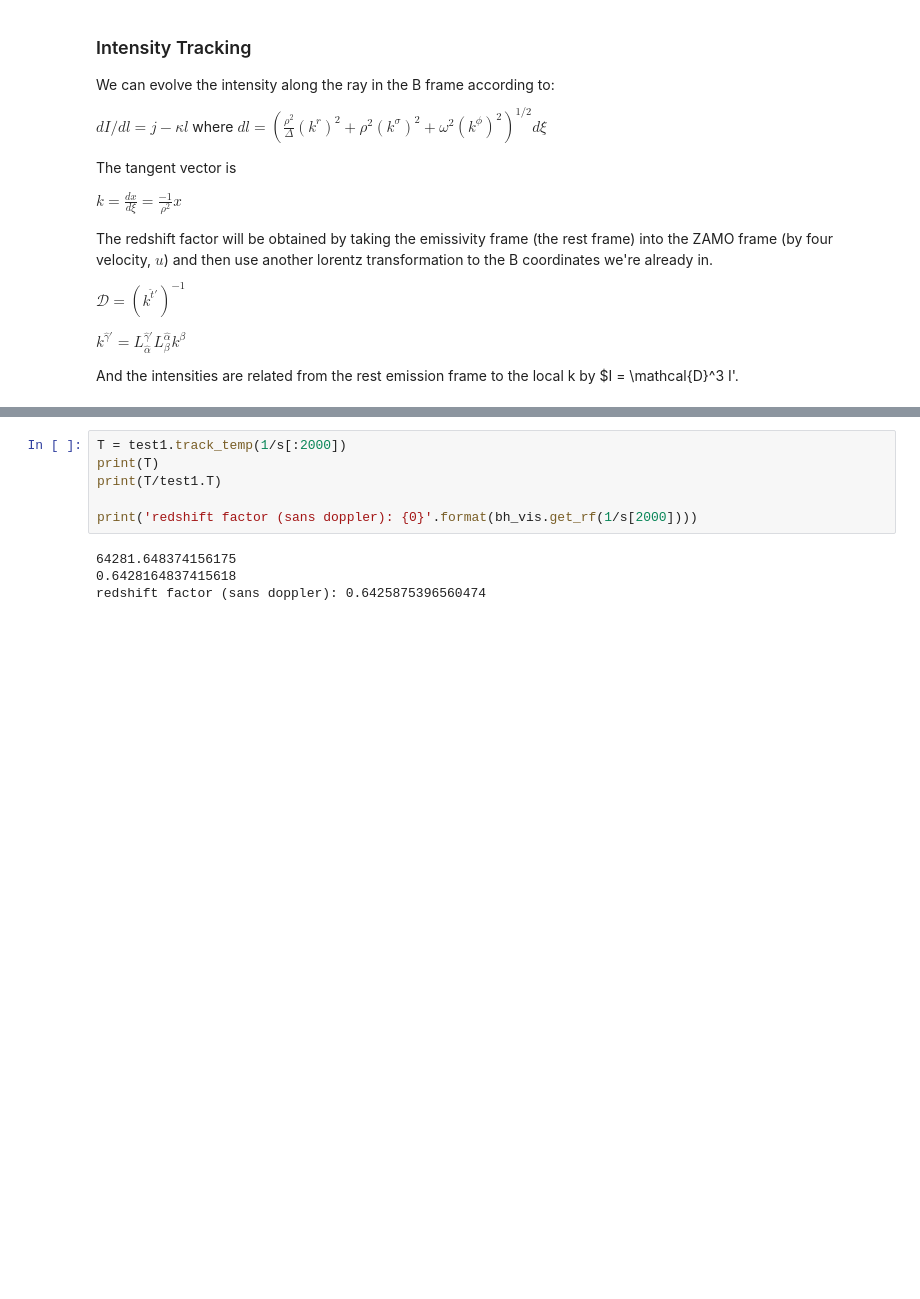
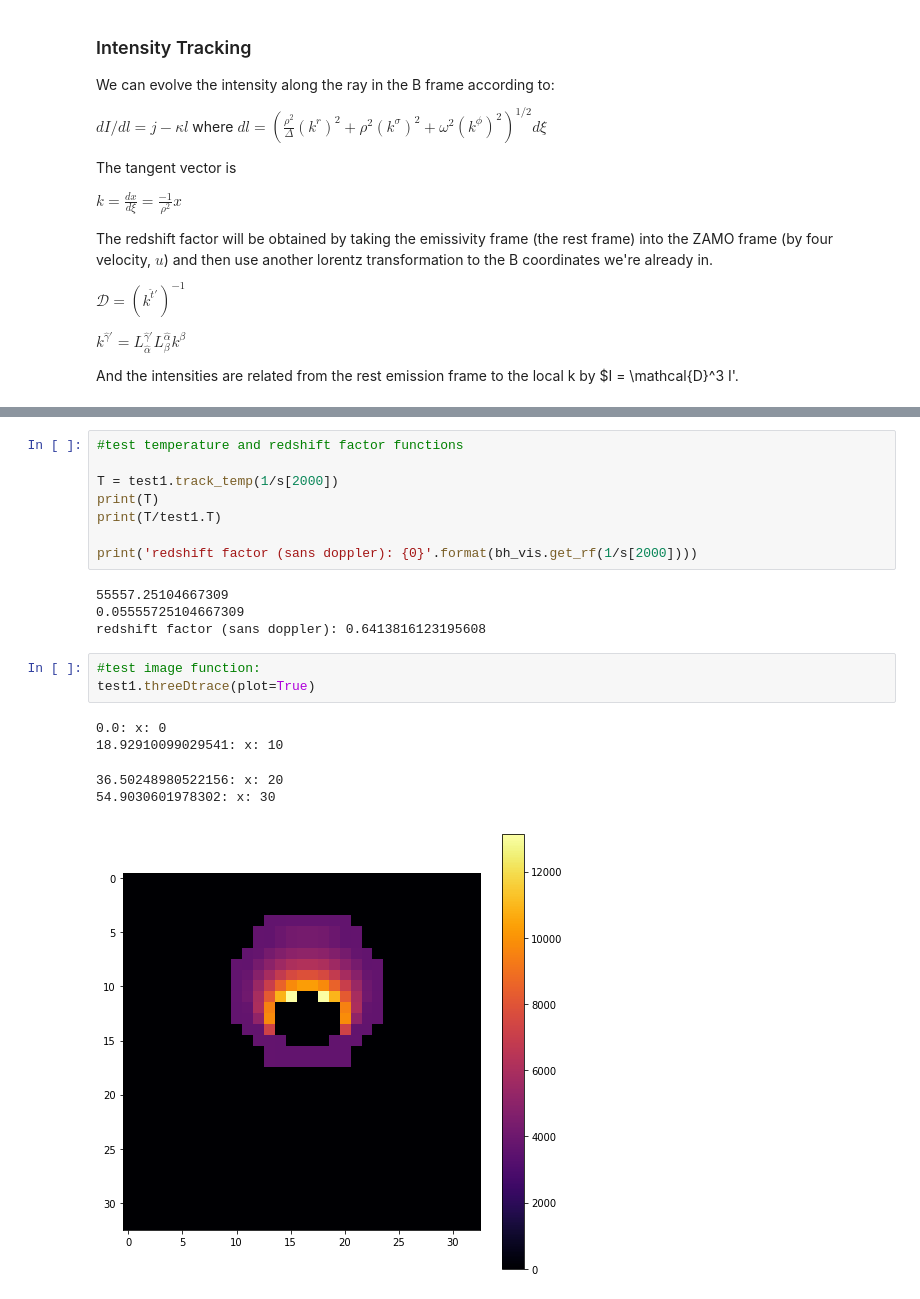
Before and after one commit to jmccull/PHY364_HW3, a Jupyter notebook: Visualization.ipynb, the cells around one changed output, grey strips where cells are left out. Saved outputs shown, nothing was run; the diff lists cells and outputs as text; blank space fills up the shorter version.

Commit message:
Added temp tracking, debugging, and imaging

```diff
--- a/Visualization.ipynb
+++ b/Visualization.ipynb
@@ -284,10 +347,21 @@ t-shape: (5000,)
 # %%
-T = test1.track_temp(1/s[:2000])
+#test temperature and redshift factor functions
+
+T = test1.track_temp(1/s[2000])
 print(T)
 print(T/test1.T)
 
 print('redshift factor (sans doppler): {0}'.format(bh_vis.get_rf(1/s[2000])))
 # %% [output]
-64281.648374156175
-0.6428164837415618
-redshift factor (sans doppler): 0.6425875396560474
+55557.25104667309
+0.05555725104667309
+redshift factor (sans doppler): 0.6413816123195608
+# %%
+#test image function:
+test1.threeDtrace(plot=True)
+# %% [output]
+0.0: x: 0
+18.92910099029541: x: 10
+36.50248980522156: x: 20
+54.9030601978302: x: 30
+[figure, added]
```
Also changed, not shown: parts of 8 cells of this notebook.
